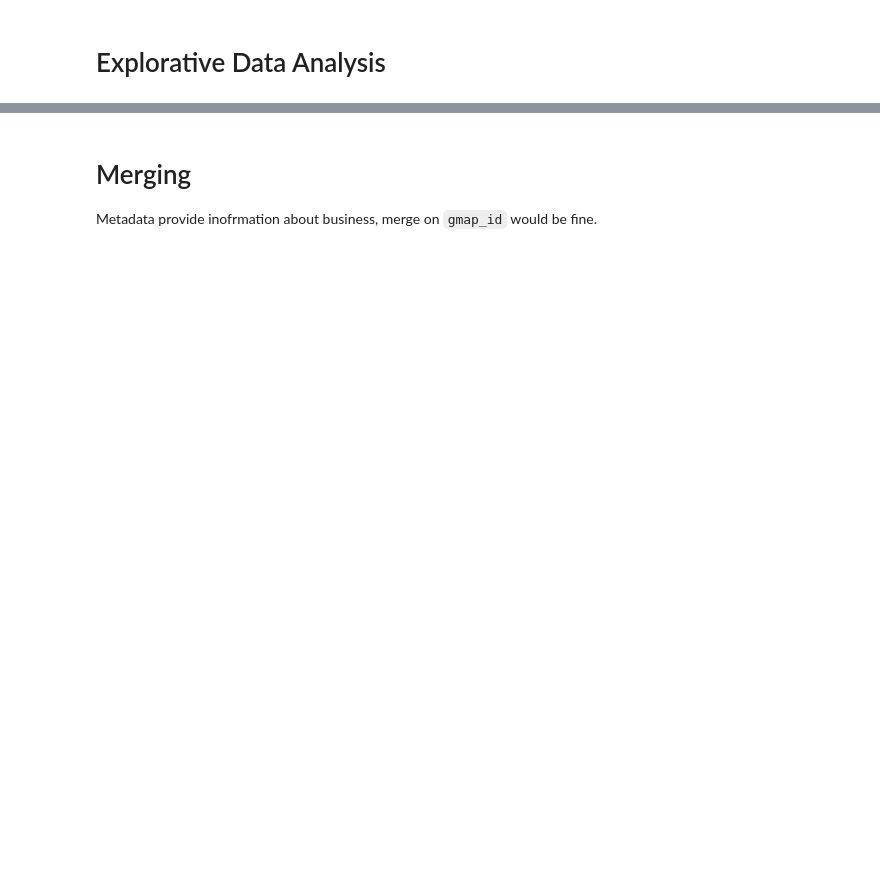
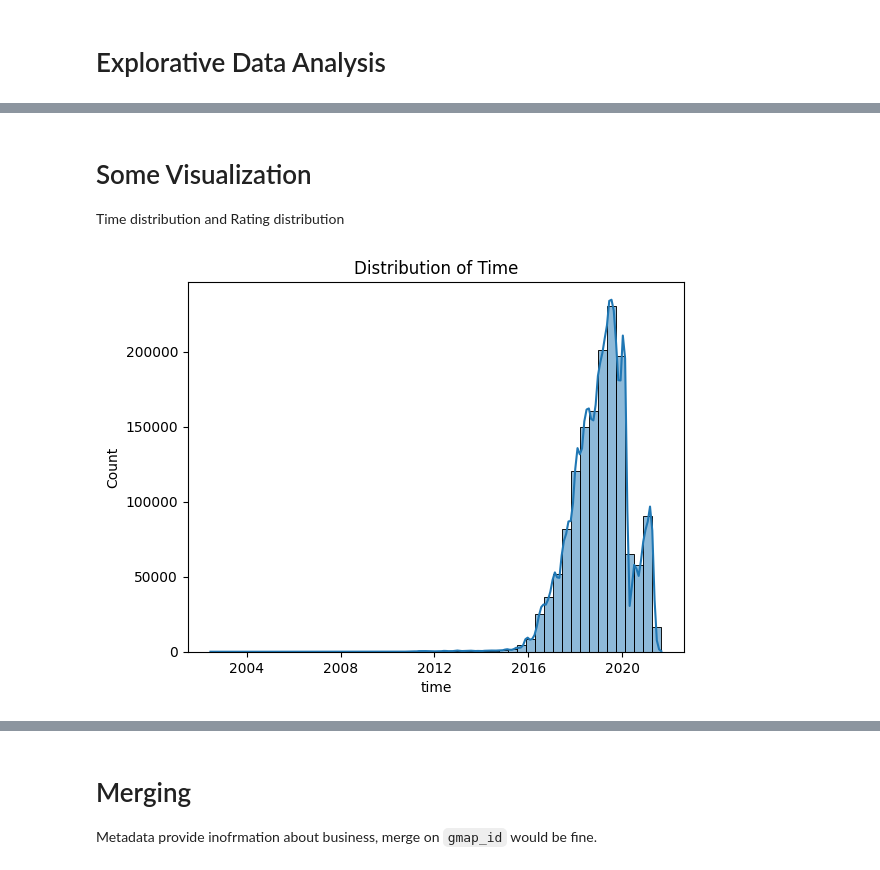
Before and after one commit to KevinBian107/RSDB, a Jupyter notebook: explorative data analysis/eda.ipynb, the cells around one changed output, grey strips where cells are left out. Saved outputs shown, nothing was run; the diff lists cells and outputs as text; code cells hidden in the pictures; blank space fills up the shorter version.

```diff
--- a/explorative data analysis/eda.ipynb
+++ b/explorative data analysis/eda.ipynb
@@ -59,0 +90,4 @@ Loading metadata from: /Users/kevinb/Desktop/cse158/TBR/data/metadata.json.gz
+# %%
+# Convert to seconds if timestamps are in milliseconds
+df['time'] = df['time'] / 1000
+df['time'] = pd.to_datetime(df['time'], unit='s', errors='coerce')  # Use errors='coerce' to handle invalid timestamps
@@ -75,0 +130,9 @@ meta_df
+# %% [markdown]
+# Some Visualization
+Time distribution and Rating distribution
+# %%
+sns.histplot(df['time'], bins=50, kde=True)
+plt.title('Distribution of Time')
+plt.show()
+# %% [output]
+[figure, added]
```
Also changed, not shown: parts of 45 cells of this notebook.
